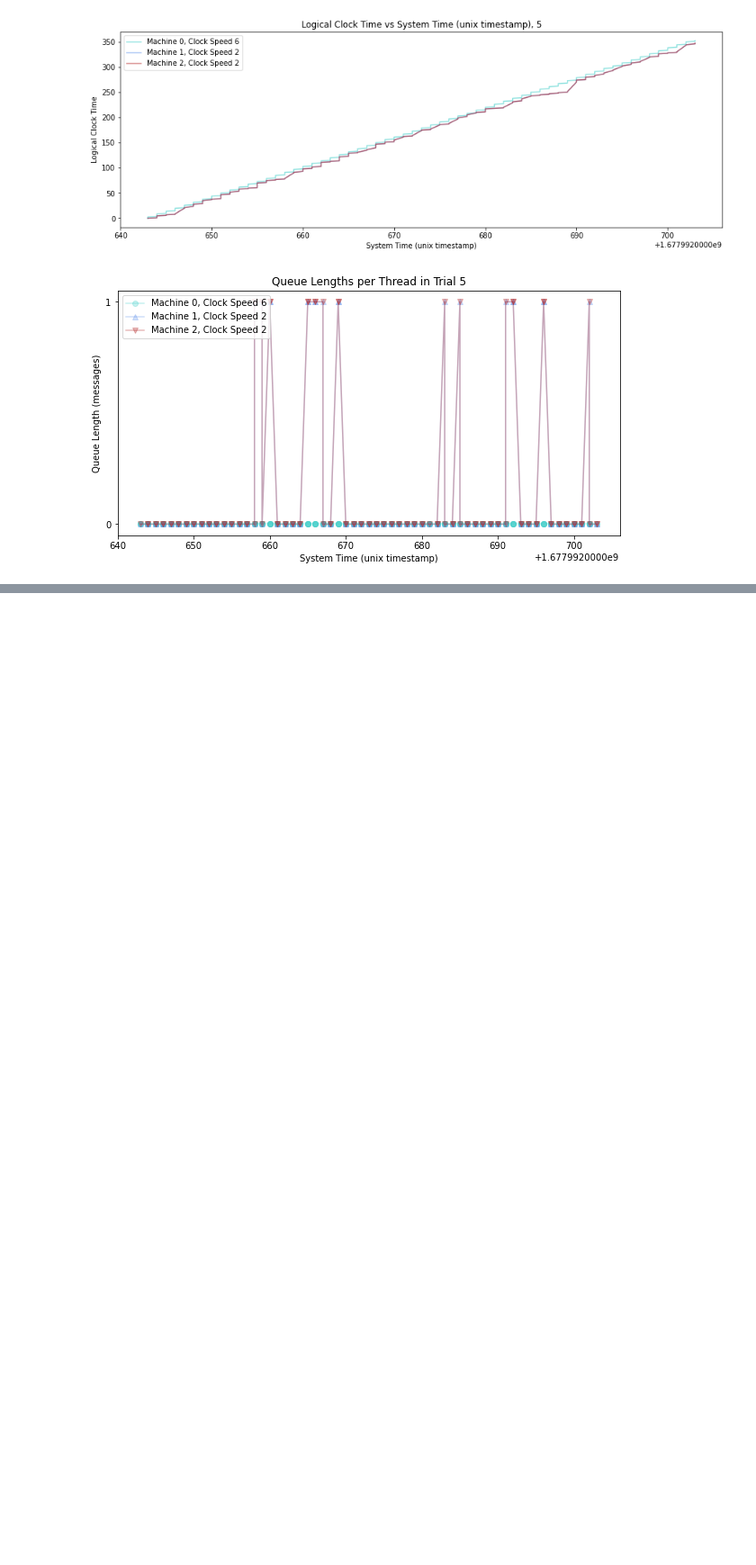
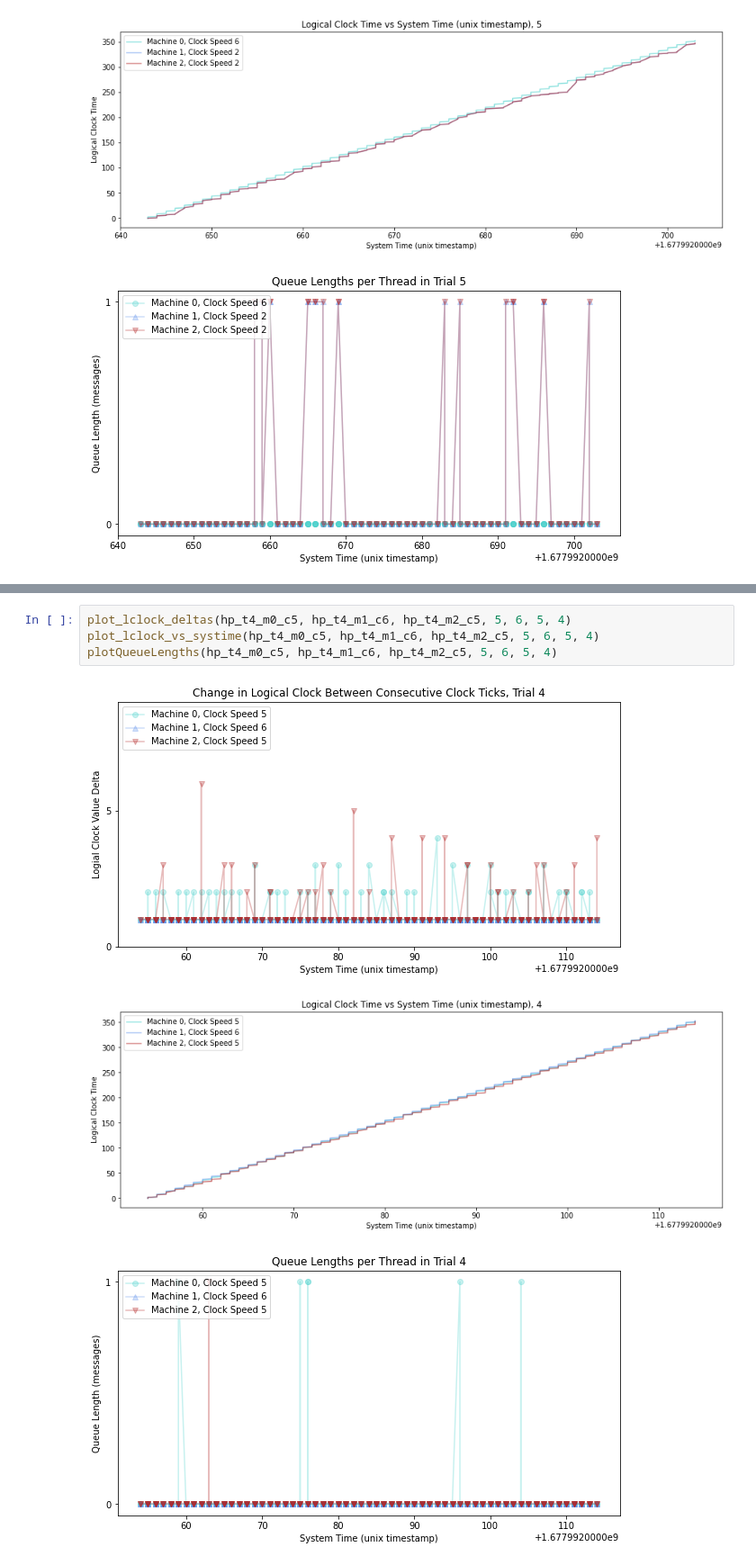
Before and after one commit to carolynwanf/CS262-logical-clocks, a Jupyter notebook: socketImplementation/logicalClockAnalysis.ipynb, the cells around one changed output, grey strips where cells are left out. Shown at 90% size. Drawn from its saved outputs; the diff is of its cells as text; blank space fills up the shorter version.

```diff
--- a/socketImplementation/logicalClockAnalysis.ipynb
+++ b/socketImplementation/logicalClockAnalysis.ipynb
@@ -124,0 +170,8 @@ plotQueueLengths(t5_m0_c6, t5_m1_c2, t5_m1_c2, 6, 2, 2, 5)
+# %%
+plot_lclock_deltas(hp_t4_m0_c5, hp_t4_m1_c6, hp_t4_m2_c5, 5, 6, 5, 4)
+plot_lclock_vs_systime(hp_t4_m0_c5, hp_t4_m1_c6, hp_t4_m2_c5, 5, 6, 5, 4)
+plotQueueLengths(hp_t4_m0_c5, hp_t4_m1_c6, hp_t4_m2_c5, 5, 6, 5, 4)
+# %% [output]
+[figure, added]
+[figure, added]
+[figure, added]
```
Also changed, not shown: parts of 9 cells of this notebook, 1 other file.
